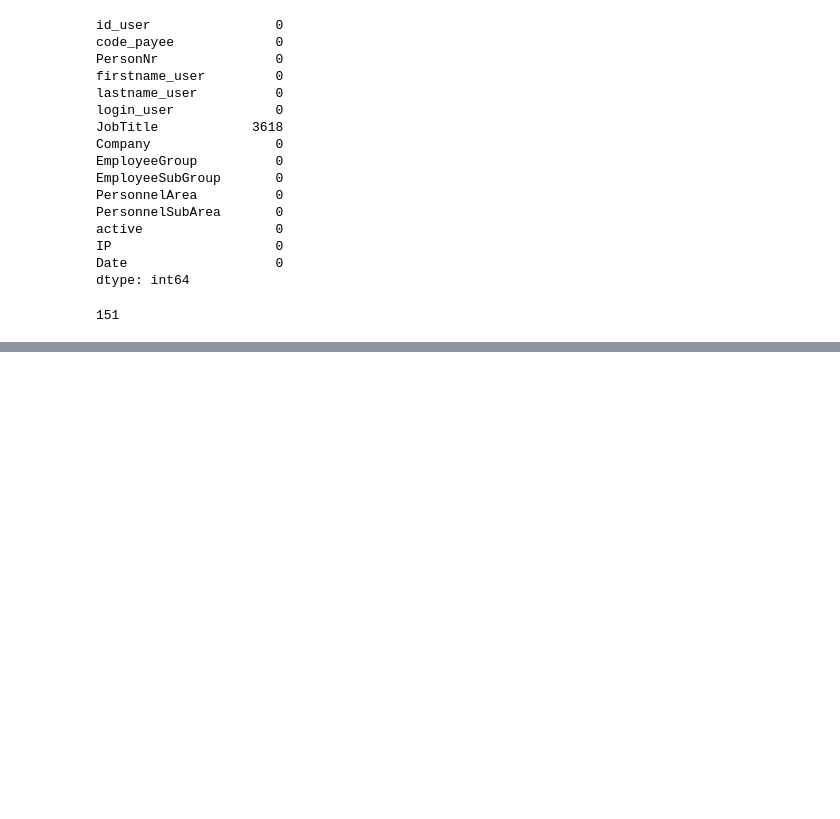
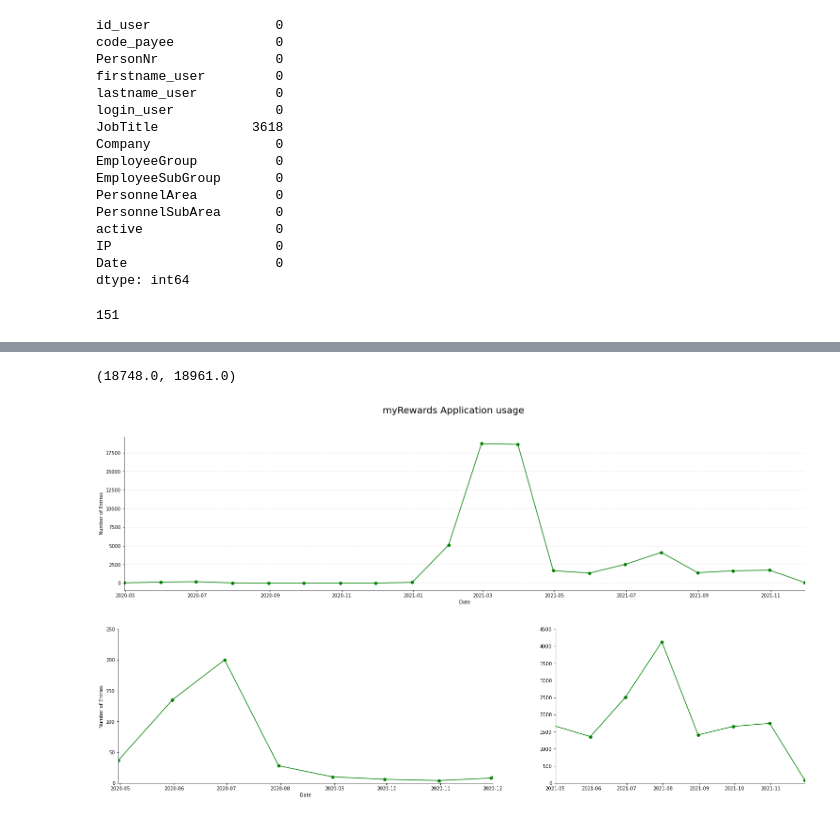
Before and after one commit to RafZel/NYCDSA_Project_1, a Jupyter notebook: project_1.ipynb, the cells around one changed output, grey strips where cells are left out. Cells and saved outputs as stored; diff of their text form; code cells hidden in the pictures; blank space fills up the shorter version.

```diff
--- a/project_1.ipynb
+++ b/project_1.ipynb
@@ -847,3 +887,3 @@ df_entity_1.loc[df_entity_1['SAP HR Code'].isnull()]
 # %%
-df_entity_1 = df_entity_1.dropna(subset=['SAP HR Code'])
+df_entity = df_entity.dropna(subset=['CompanyCode'])
 # %%
@@ -856,0 +1138,40 @@ df_prod_user_5.isnull().sum()
+# %%
+fig, ax = plt.subplots(figsize=(26,6))
+
+ax.plot(df_application_usage, linewidth=1.5, color='green', marker='o')
+ax.set_xlim(xmin=(df_application_usage.index.min()), xmax=(df_application_usage.index.max()))
+
+ax.set_xlabel('Date')
+ax.set_ylabel('Number of Entries')
+# ax.set_title('Line Plot')
+fig.suptitle('myRewards Application usage', size=20, y=1.03)
+ax.spines['top'].set_visible(False)
+ax.spines['right'].set_visible(False)
+ax.yaxis.grid(True, which='major', linewidth=0.5, color='lightgray', linestyle='--')
+
+f, (ax1, ax2) = plt.subplots(1, 2, sharex=False, figsize=(26,6), gridspec_kw={'width_ratios': [3,2]})
+# gridspec_kw={'width_ratios': [3, 1]}
+
+ax1.plot(df_application_usage, linewidth=1.5, color='green', marker='o')
+ax2.plot(df_application_usage, linewidth=1.5, color='green', marker='o')
+
+
+ax1.set_xlabel('Date')
+ax1.set_ylabel('Number of Entries')
+ax1.set_xlim(xmin=(df_application_usage.index.min()), xmax=(dt.date(2020,12,1)))  # outliers only
+ax1.set_ylim(ymin=0, ymax=250)  # outliers only
+ax1.spines['top'].set_visible(False)
+ax1.spines['right'].set_visible(False)
+
+
+
+ax2.set_xlim(xmin=(dt.date(2021,5,1)), xmax=(df_application_usage.index.max()))  # outliers only
+ax2.set_ylim(ymin=0, ymax=4500)  # outliers only
+ax2.spines['top'].set_visible(False)
+ax2.spines['right'].set_visible(False)
+
+ax2.set_xlim(xmin=(dt.date(2021,5,1)), xmax=((df_application_usage.index.max())))   # most of the data
+# %% [output]
+(18748.0, 18961.0)
+[figure, added]
+[figure, added]
```
Also changed, not shown: parts of 53 cells of this notebook.
